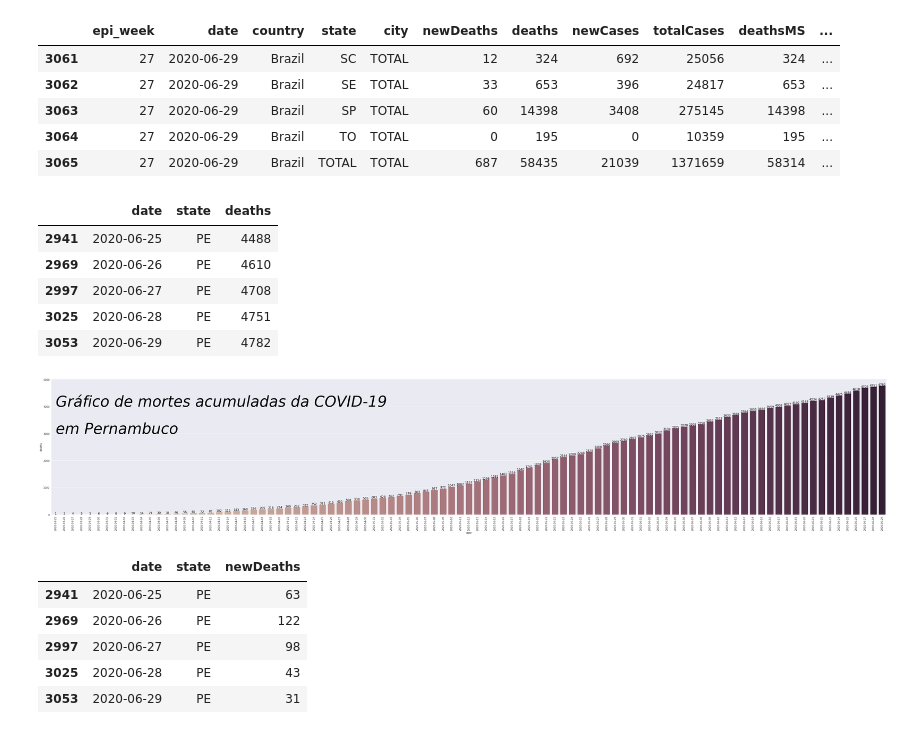
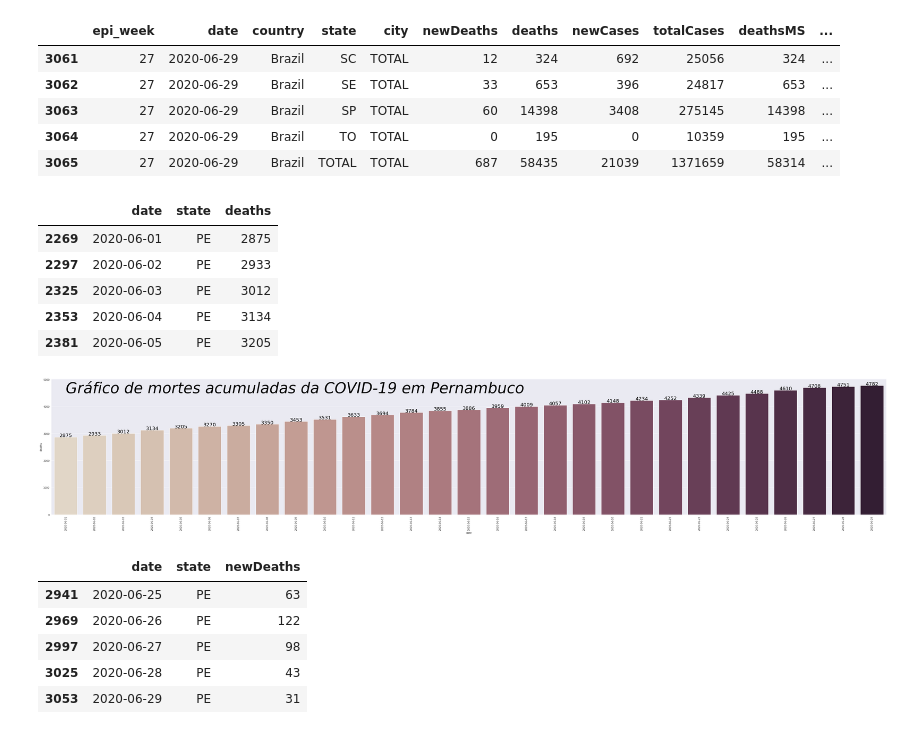
Before and after one commit to laurobmb/covid_pernambuco, a Jupyter notebook: covid_19.ipynb, the cells around one changed output. Drawn from its saved outputs; the diff is of its cells as text; code cells hidden in the pictures.

```diff
--- a/covid_19.ipynb
+++ b/covid_19.ipynb
@@ -78,32 +93,32 @@ display(df_estado.tail())
 # %%
 #Selecionando total de mortes no estado de Pernambuco
 df_estado_pernambuco = df_estado[ ['date','state', 'deaths']]
-df_estado_pernambuco = df_estado_pernambuco.loc[(df_estado_pernambuco["state"]=="PE") & (df_estado_pernambuco["deaths"]>0)]
-df_estado_pernambuco.tail()
+df_estado_pernambuco = df_estado_pernambuco.loc[ (df_estado_pernambuco["state"]=="PE") & (df_estado_pernambuco["deaths"]>0) & (df_estado_pernambuco["date"] >= "2020-06-01") ]
+df_estado_pernambuco.head()
 # %% [output]
 |  | date | state | deaths |
-| 2941 | 2020-06-25 | PE | 4488 |
-| 2969 | 2020-06-26 | PE | 4610 |
-| 2997 | 2020-06-27 | PE | 4708 |
-| 3025 | 2020-06-28 | PE | 4751 |
-| 3053 | 2020-06-29 | PE | 4782 |
+| 2269 | 2020-06-01 | PE | 2875 |
+| 2297 | 2020-06-02 | PE | 2933 |
+| 2325 | 2020-06-03 | PE | 3012 |
+| 2353 | 2020-06-04 | PE | 3134 |
+| 2381 | 2020-06-05 | PE | 3205 |
 # %%
+
 sns.set_style('darkgrid')
 plt.figure(figsize=(60,10))
 g = sns.barplot(data=df_estado_pernambuco, x='date',y='deaths',palette="ch:.25")
 plt.xticks(rotation=90)
-plt.text(0,4000, "Gráfico de mortes acumuladas da COVID-19", fontsize = 60, color='Black', fontstyle='italic')
-plt.text(0,3000, "em Pernambuco", fontsize = 60, color='Black', fontstyle='italic')
+plt.text(0,4500, "Gráfico de mortes acumuladas da COVID-19 em Pernambuco", fontsize = 60, color='Black', fontstyle='italic')
 
 cont=0
 for index, row in df_estado_pernambuco.iterrows():
-  g.text(cont,row.deaths, row.deaths, color='black', ha="center",fontsize=12)
+  g.text(cont,row.deaths, row.deaths, color='black', ha="center",fontsize=20)
   cont = cont+1
 
 g.figure.savefig('files/novos_mortes_pernambuco_por_mes.png',dpi=200,bbox_inches='tight',orientation='landscape',quality=90)
 #g.figure.savefig('files/novos_mortes_pernambuco_por_mes.pdf',dpi=600,bbox_inches='tight',orientation='landscape',quality=90)
 # %% [output]
-[figure, old version]
+[figure, new version]
 # %%
 #Selecionando total de mortes por dia no estado de Pernambuco
 df_estado_pernambuco = df_estado[ ['date','state', 'newDeaths']]
```
Also changed, not shown: parts of 6 cells of this notebook.
